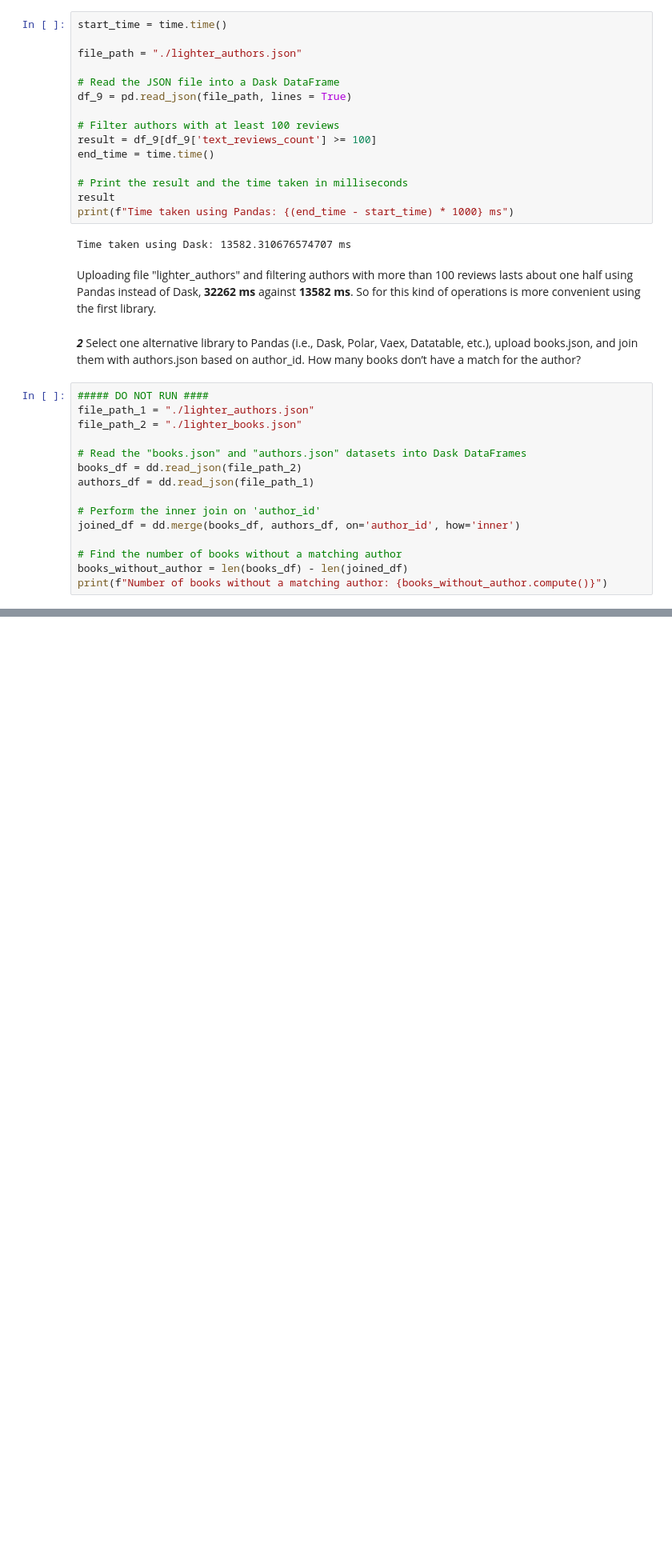
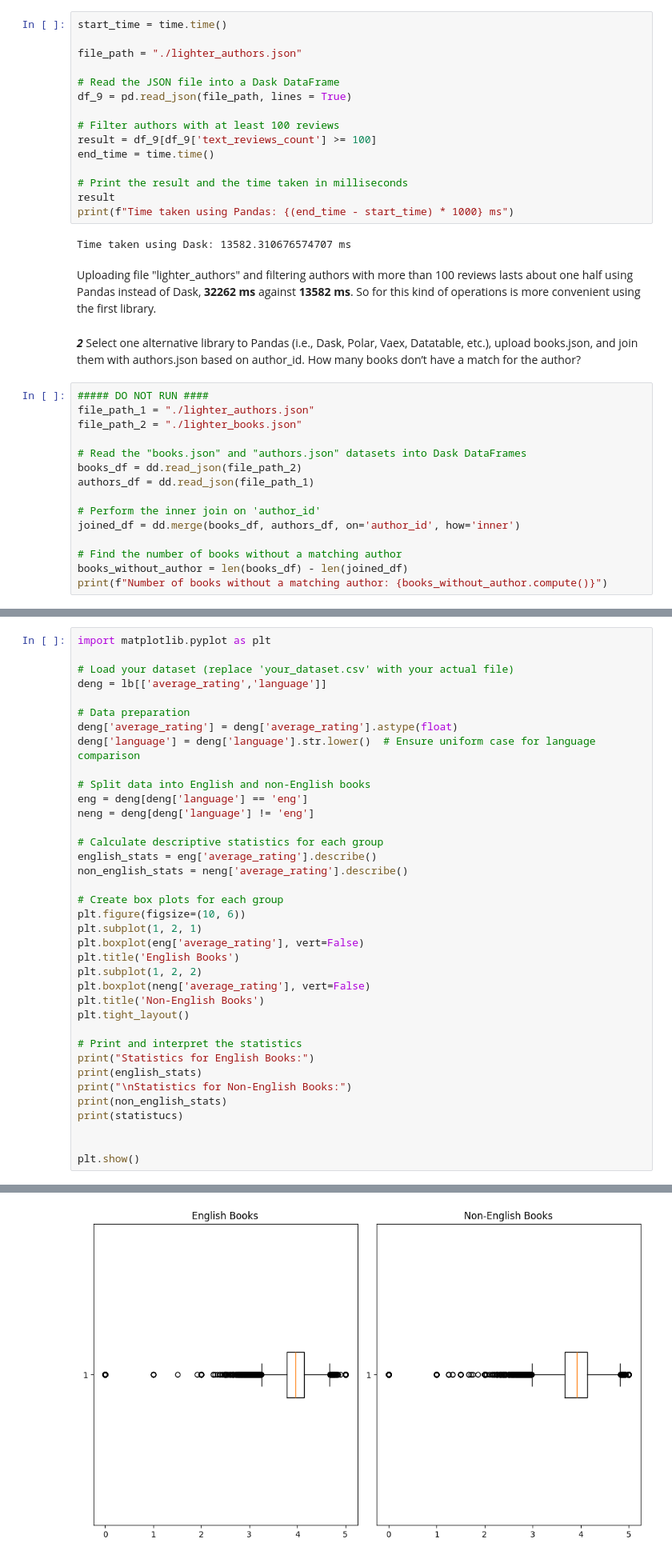
Before and after one commit to RiccardoCorr/ADM_HW_2, a Jupyter notebook: hw2.ipynb, the cells around one changed output, grey strips where cells are left out. Shown at 80% size. Drawn from its saved outputs; the diff is of its cells as text; blank space fills up the shorter version.

```diff
--- a/hw2.ipynb
+++ b/hw2.ipynb
@@ -639,0 +1043,38 @@ print(f"Number of books without a matching author: {books_without_author.compute
+# %%
+import matplotlib.pyplot as plt
+
+# Load your dataset (replace 'your_dataset.csv' with your actual file)
+deng = lb[['average_rating','language']]
+
+# Data preparation
+deng['average_rating'] = deng['average_rating'].astype(float)
+deng['language'] = deng['language'].str.lower()  # Ensure uniform case for language comparison
+
+# Split data into English and non-English books
+eng = deng[deng['language'] == 'eng']
+neng = deng[deng['language'] != 'eng']
+
+# Calculate descriptive statistics for each group
+english_stats = eng['average_rating'].describe()
+non_english_stats = neng['average_rating'].describe()
+
+# Create box plots for each group
+plt.figure(figsize=(10, 6))
+plt.subplot(1, 2, 1)
+plt.boxplot(eng['average_rating'], vert=False)
+plt.title('English Books')
+plt.subplot(1, 2, 2)
+plt.boxplot(neng['average_rating'], vert=False)
+plt.title('Non-English Books')
+plt.tight_layout()
+
+# Print and interpret the statistics
+print("Statistics for English Books:")
+print(english_stats)
+print("\nStatistics for Non-English Books:")
+print(non_english_stats)
+print(statistucs)
+
+
+plt.show()
+# %% [output]
@@ -639,0 +1108 @@ print(f"Number of books without a matching author: {books_without_author.compute
+[figure, added]
```
Also changed, not shown: parts of 24 cells of this notebook.
